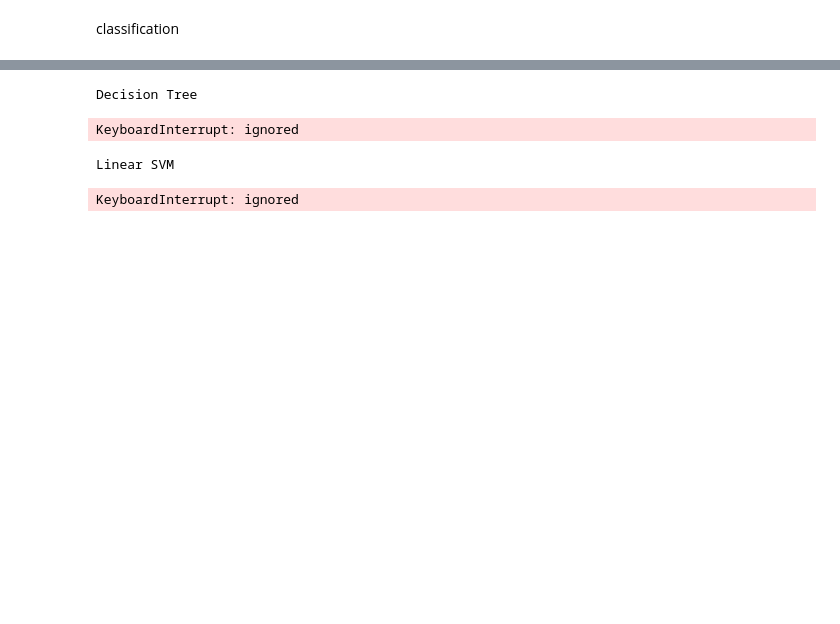
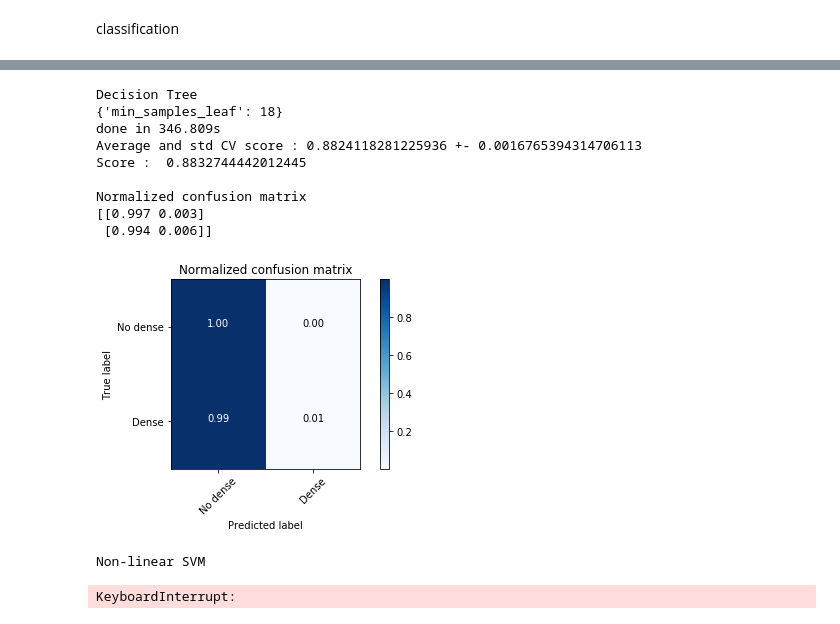
Before and after one commit to Cyberlilie/Data-driven-analysis-of-the-Grand-D-bat-National-online-forms, a Jupyter notebook: load_data.ipynb, the cells around one changed output, grey strips where cells are left out. Saved outputs shown, nothing was run; the diff lists cells and outputs as text; code cells hidden in the pictures; blank space fills up the shorter version.

```diff
--- a/load_data.ipynb
+++ b/load_data.ipynb
@@ -818,35 +813,43 @@ Normalized confusion matrix
 # %%
 # Decision Tree
 from sklearn.tree import DecisionTreeClassifier
 
 print("Decision Tree")
 t0 = time()
 Tree = DecisionTreeClassifier(criterion="gini",random_state=0,max_depth=10)
-#Tree.fit(X_train,y_train)
+Tree.fit(X_train,y_train)
 p_grid = {'min_samples_leaf': range(2,20)}
 inner_cv = KFold(n_splits=5, shuffle=True, random_state=0)
 outer_cv = KFold(n_splits=5, shuffle=True, random_state=0)
 # Nested CV with parameter optimization
 DT = GridSearchCV(estimator=Tree, param_grid=p_grid, cv=inner_cv)
 DT.fit(X_train,y_train)
 nested_score = cross_val_score(DT, X=X_train, y=y_train, cv=outer_cv)
 print(DT.best_params_)
 # Average accuracy
 print("done in %0.3fs" % (time() - t0))
 print("Average and std CV score : {0} +- {1}".format(nested_score.mean(), nested_score.std() ))
 print("Score : ",DT.score(X_test,y_test))
 print(" ")
 
 #confusion_matrix
 y_pred = DT.predict(X_test)
 cnf_matrix = confusion_matrix(y_test,y_pred)
 plt.figure()
 plot_confusion_matrix(cnf_matrix, classes=class_names, normalize=True,
                       title='Normalized confusion matrix')
 plt.show()
 # %% [output]
 Decision Tree
+{'min_samples_leaf': 18}
+done in 346.809s
+Average and std CV score : 0.8824118281225936 +- 0.0016765394314706113
+Score :  0.8832744442012445
+
+Normalized confusion matrix
+[[0.997 0.003]
+ [0.994 0.006]]
-KeyboardInterrupt: ignored
+[figure, added]
 # %%
 # Bagging
 from sklearn.ensemble import BaggingClassifier
@@ -884,33 +887,8 @@ plt.show()
 
 #y = np.ravel(y_train)
 # %%
-# Linear SVM and Non-Linear SVM
-from sklearn.svm import SVC, LinearSVC
-
-# Linear SVM
-print("Linear SVM")
-t0 = time()
-p_grid = {'C': [1e-3,1e-2,1e-1,1,2,3,4,5,6,7,8,9,1e1]}
-Lsvm = LinearSVC(class_weight='balanced')
-inner_cv = KFold(n_splits=5, shuffle=True, random_state=0)
-outer_cv = KFold(n_splits=5, shuffle=True, random_state=0)
-# Nested CV with parameter optimization
-LSVM = GridSearchCV(estimator=Lsvm, param_grid=p_grid, cv=inner_cv)
-nested_score = cross_val_score(LSVM, X=X_resampled, y=y_resampled, cv=outer_cv)
-LSVM.fit(X_resampled, y_resampled)
-print("Average and std Nested Cv score : {0} +- {1}".format(nested_score.mean(), nested_score.std() ))
-print("done in %0.3fs" % (time() - t0))
-print("Score : ",LSVM.score(X_test,y_test))
-print(" ")
-
-# confusion_matrix
-y_pred=LSVM.predict(X_test)
-cnf_matrix = confusion_matrix(y_test,y_pred)
-plt.figure()
-plot_confusion_matrix(cnf_matrix, classes=class_names, normalize=True,
-                      title='Normalized confusion matrix')
-plt.show()
-
+# Non-Linear SVM
+from sklearn.svm import SVC
 
 # Non-linear SVM
 print("Non-linear SVM")
@@ -921,7 +899,7 @@ inner_cv = KFold(n_splits=5, shuffle=True, random_state=0)
 outer_cv = KFold(n_splits=5, shuffle=True, random_state=0)
 # Nested CV with parameter optimization
 NLSVM = GridSearchCV(estimator=svm, param_grid=p_grid, cv=inner_cv)
-nested_score = cross_val_score(NLAVM, X=X_train, y=y_train, cv=outer_cv)
+nested_score = cross_val_score(NLSVM, X=X_train, y=y_train, cv=outer_cv)
 NLSVM.fit(X_train,y_train)
 print("done in %0.3fs" % (time() - t0))
 print("Average and std Nested Cv score : {0} +- {1}".format(nested_score.mean(), nested_score.std() ))
@@ -936,8 +914,8 @@ plot_confusion_matrix(cnf_matrix, classes=class_names, normalize=True,
                       title='Normalized confusion matrix')
 plt.show()
 # %% [output]
-Linear SVM
+Non-linear SVM
-KeyboardInterrupt: ignored
+KeyboardInterrupt:
 # %%
 # features' importance
 from sklearn.ensemble import ExtraTreesClassifier
```
Also changed, not shown: parts of 14 cells of this notebook.
